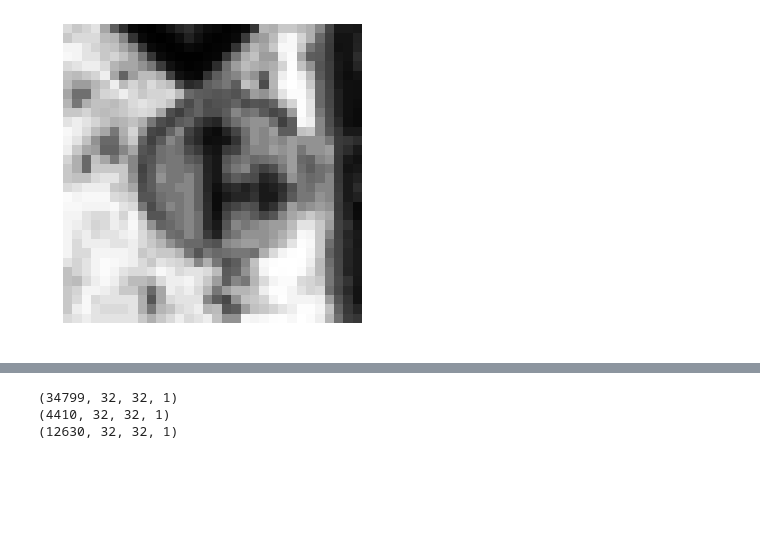
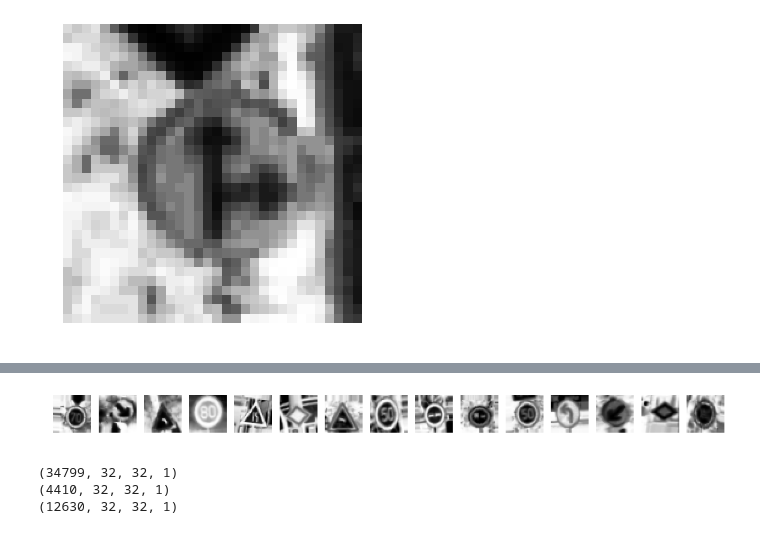
Before and after one commit to BM2304/ML_Tutorials, a Jupyter notebook: Self_Driving_Udemy/9_Classifying_Traffic_Signs.ipynb, the cells around one changed output, grey strips where cells are left out. Drawn from its saved outputs; the diff is of its cells as text; code cells hidden in the pictures; blank space fills up the shorter version.

Commit message:
data generator added

```diff
--- a/Self_Driving_Udemy/9_Classifying_Traffic_Signs.ipynb
+++ b/Self_Driving_Udemy/9_Classifying_Traffic_Signs.ipynb
@@ -165,6 +171,30 @@ print(X_train.shape)
 X_train = X_train.reshape(34799, 32, 32, 1)
 X_val = X_val.reshape(4410, 32, 32, 1)
 X_test = X_test.reshape(12630, 32, 32, 1)
+# %%
+# Data Augumentation 1/2
+from keras.preprocessing.image import ImageDataGenerator
+
+datagen = ImageDataGenerator(width_shift_range=0.1, # 10 = max Value is 10 pixels wide, 0.1 = 10% max Value
+                   height_shift_range=0.1,
+                   zoom_range=0.2,
+                   shear_range=0.1,
+                   rotation_range=10)
+
+datagen.fit(X_train) # returns batches when requestet (iterator)
+# %%
+# Data Augumentation 2/2
+batches = datagen.flow(X_train, y_train, batch_size=20) # Requesting the generator for images
+X_batch, y_batch = next(batches)
+
+fix,axs = plt.subplots(1, 15, figsize=(20, 5))
+fig.tight_layout()
+
+for i in range(15):
+  axs[i].imshow(X_batch[i].reshape(32, 32))
+  axs[i].axis('off')
+# %% [output]
+[figure, added]
 # %%
 print(X_train.shape)
 print(X_val.shape)
```
Also changed, not shown: parts of 14 cells of this notebook.
